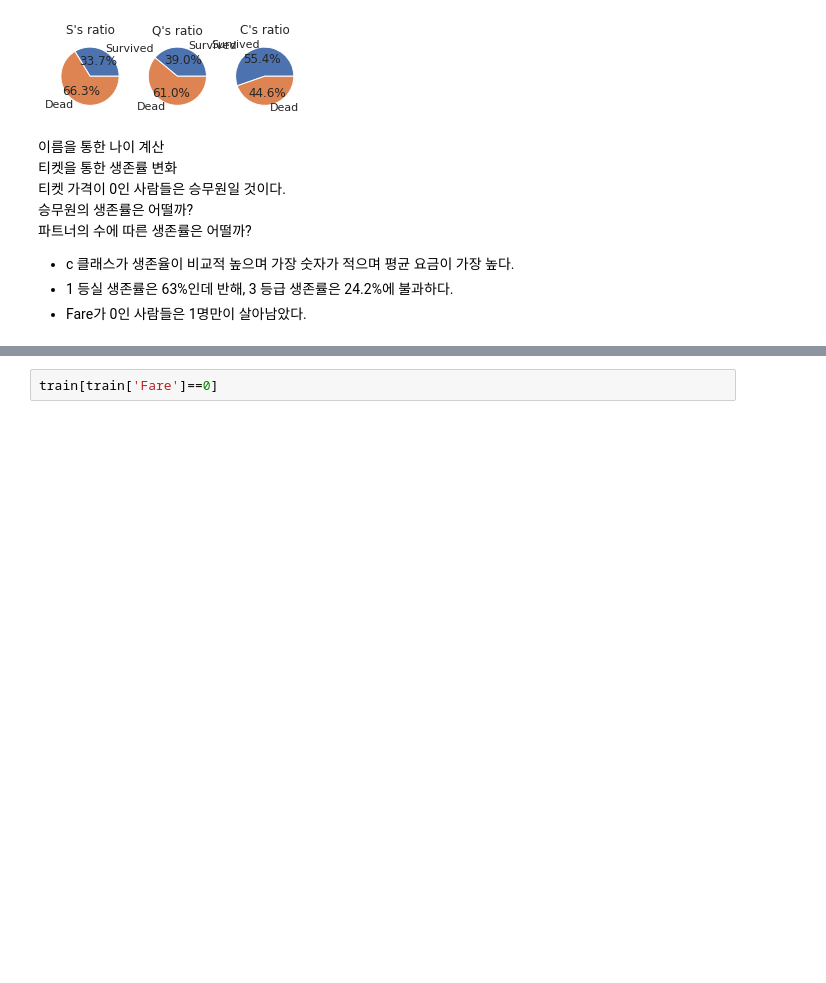
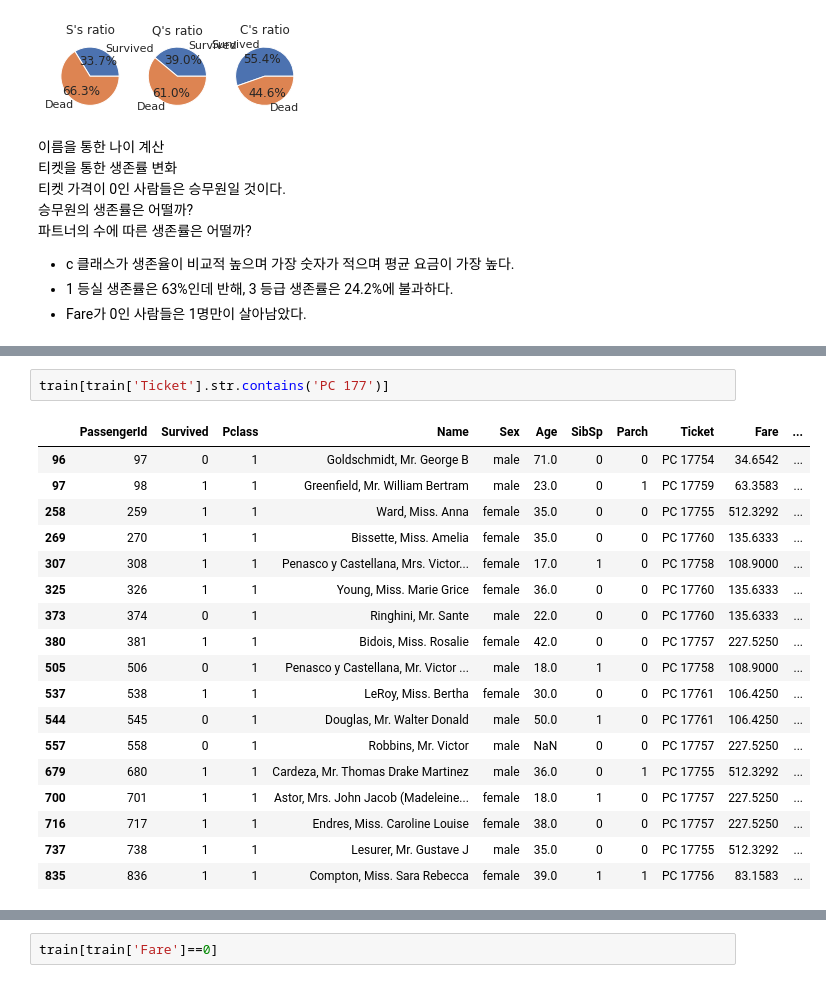
Before and after one commit to unknown-jun/First_step_of_data_analist, a Jupyter notebook: titanic.ipynb, the cells around one changed output, grey strips where cells are left out. Cells and saved outputs as stored; diff of their text form; blank space fills up the shorter version.

```diff
--- a/titanic.ipynb
+++ b/titanic.ipynb
@@ -147,0 +294,21 @@ pie_chart('Embarked')
+# %%
+train[train['Ticket'].str.contains('PC 177')]
+# %% [output]
+|  | PassengerId | Survived | Pclass | Name | Sex | Age | SibSp | Parch | Ticket | Fare | ... |
+| 96 | 97 | 0 | 1 | Goldschmidt, Mr. George B | male | 71.0 | 0 | 0 | PC 17754 | 34.6542 | ... |
+| 97 | 98 | 1 | 1 | Greenfield, Mr. William Bertram | male | 23.0 | 0 | 1 | PC 17759 | 63.3583 | ... |
+| 258 | 259 | 1 | 1 | Ward, Miss. Anna | female | 35.0 | 0 | 0 | PC 17755 | 512.3292 | ... |
+| 269 | 270 | 1 | 1 | Bissette, Miss. Amelia | female | 35.0 | 0 | 0 | PC 17760 | 135.6333 | ... |
+| 307 | 308 | 1 | 1 | Penasco y Castellana, Mrs. Victor... | female | 17.0 | 1 | 0 | PC 17758 | 108.9000 | ... |
+| 325 | 326 | 1 | 1 | Young, Miss. Marie Grice | female | 36.0 | 0 | 0 | PC 17760 | 135.6333 | ... |
+| 373 | 374 | 0 | 1 | Ringhini, Mr. Sante | male | 22.0 | 0 | 0 | PC 17760 | 135.6333 | ... |
+| 380 | 381 | 1 | 1 | Bidois, Miss. Rosalie | female | 42.0 | 0 | 0 | PC 17757 | 227.5250 | ... |
+| 505 | 506 | 0 | 1 | Penasco y Castellana, Mr. Victor ... | male | 18.0 | 1 | 0 | PC 17758 | 108.9000 | ... |
+| 537 | 538 | 1 | 1 | LeRoy, Miss. Bertha | female | 30.0 | 0 | 0 | PC 17761 | 106.4250 | ... |
+| 544 | 545 | 0 | 1 | Douglas, Mr. Walter Donald | male | 50.0 | 1 | 0 | PC 17761 | 106.4250 | ... |
+| 557 | 558 | 0 | 1 | Robbins, Mr. Victor | male | NaN | 0 | 0 | PC 17757 | 227.5250 | ... |
+| 679 | 680 | 1 | 1 | Cardeza, Mr. Thomas Drake Martinez | male | 36.0 | 0 | 1 | PC 17755 | 512.3292 | ... |
+| 700 | 701 | 1 | 1 | Astor, Mrs. John Jacob (Madeleine... | female | 18.0 | 1 | 0 | PC 17757 | 227.5250 | ... |
+| 716 | 717 | 1 | 1 | Endres, Miss. Caroline Louise | female | 38.0 | 0 | 0 | PC 17757 | 227.5250 | ... |
+| 737 | 738 | 1 | 1 | Lesurer, Mr. Gustave J | male | 35.0 | 0 | 0 | PC 17755 | 512.3292 | ... |
+| 835 | 836 | 1 | 1 | Compton, Miss. Sara Rebecca | female | 39.0 | 1 | 1 | PC 17756 | 83.1583 | ... |
```
Also changed, not shown: parts of 20 cells of this notebook.
